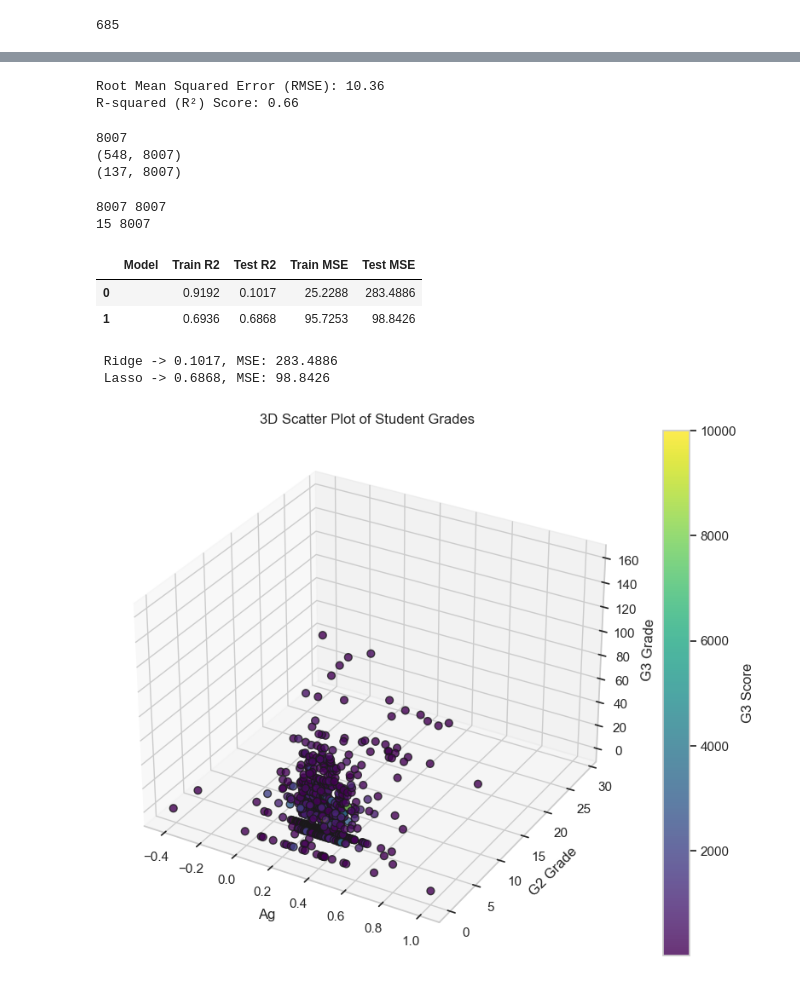
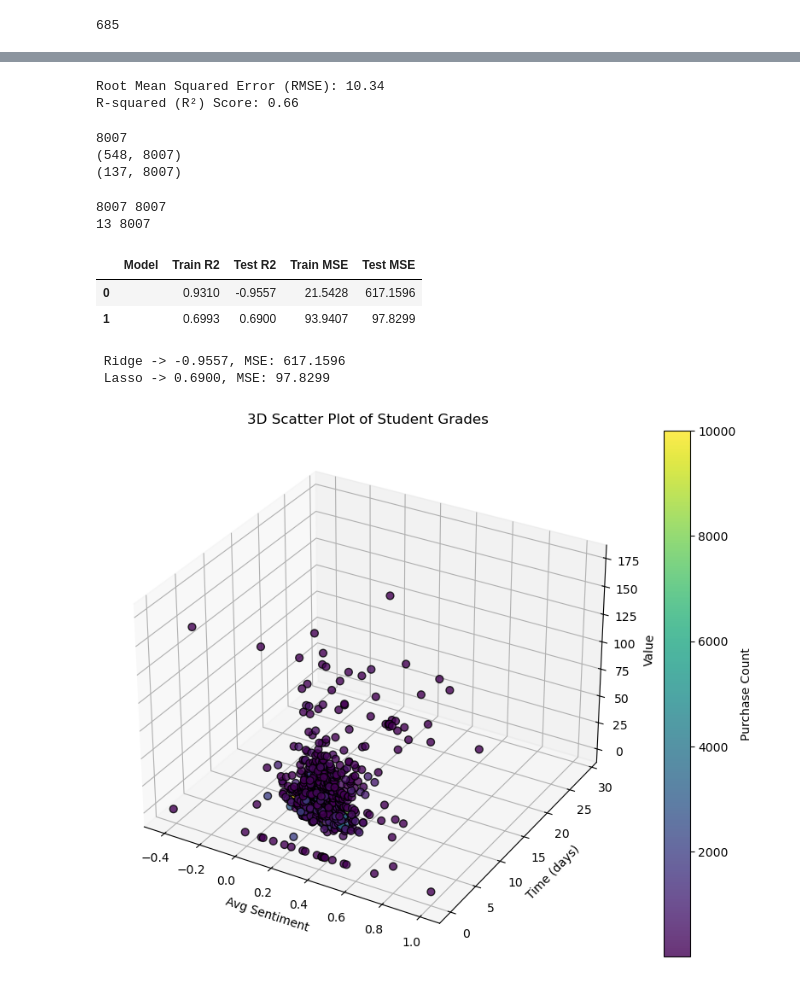
Before and after one commit to 0ni1ecram/cst4200, a Jupyter notebook: 15/CST4215_portfolio.ipynb, the cells around one changed output, grey strips where cells are left out. Saved outputs shown, nothing was run; the diff lists cells and outputs as text; code cells hidden in the pictures.

```diff
--- a/15/CST4215_portfolio.ipynb
+++ b/15/CST4215_portfolio.ipynb
@@ -661,8 +666,8 @@ scaler = MinMaxScaler()
 sentiment_scaler = MinMaxScaler(feature_range=(1, 5))
 
 # 3. Transform Review Volume Safely (using double brackets)
-df01['log_cont_rating'] = np.log1p(df00['cont_rating'])
-df01['volume_weight'] = scaler.fit_transform(df01[['log_cont_rating']])
+df01['ln_cont_rating'] = np.log1p(df00['cont_rating'])
+df01['vol_weight'] = scaler.fit_transform(df01[['ln_cont_rating']])
 
 # 4. Transform Sentiment Safely (using double brackets)
 df01['sentiment_stars'] = sentiment_scaler.fit_transform(df00[['avg_sentiment']])
@@ -671,7 +676,7 @@ df01['sentiment_stars'] = sentiment_scaler.fit_transform(df00[['avg_sentiment']]
 df01['base_quality_score'] = (df00['avg_rating'] * 0.7) + (df01['sentiment_stars'] * 0.3)
 
 # 6. Generate the Final CCV Score
-df01['CCV_Score'] = round(df01['base_quality_score'] * df01['volume_weight'] * 20, 1)
+df01['CCV_Score'] = round(df01['base_quality_score'] * df01['vol_weight'] * 20, 1)
 
 # 7. Print your updated dataframe columns
 print(df01[['cont_rating', 'avg_rating', 'avg_sentiment', 'CCV_Score']].head())
@@ -847,7 +857,7 @@ r2 = r2_score(y_test, y_pred)
 print(f"Root Mean Squared Error (RMSE): {rmse:.2f}")
 print(f"R-squared (R²) Score: {r2:.2f}")
 # %% [output]
-Root Mean Squared Error (RMSE): 10.36
+Root Mean Squared Error (RMSE): 10.34
 R-squared (R²) Score: 0.66
 # %%
 from sklearn.preprocessing import PolynomialFeatures
@@ -882,7 +892,7 @@ print(np.sum(ridge.coef_ !=0), len(ridge.coef_))
 print(np.sum(lasso.coef_ !=0), len(lasso.coef_))
 # %% [output]
 8007 8007
-15 8007
+13 8007
 # %%
 # compute the r2, MSE
 # 'availability', 'default_variant/0', 'price', , , 'number_of_clicks', 'img_cont', 'cont_rating', 'total_helpful_votes'
@@ -903,8 +913,8 @@ res = pd.DataFrame([evaluate(" ",ridge), evaluate(" ", lasso)])
 res.round(4)
 # %% [output]
 |  | Model | Train R2 | Test R2 | Train MSE | Test MSE |
-| 0 |  | 0.9192 | 0.1017 | 25.2288 | 283.4886 |
-| 1 |  | 0.6936 | 0.6868 | 95.7253 | 98.8426 |
+| 0 |  | 0.9310 | -0.9557 | 21.5428 | 617.1596 |
+| 1 |  | 0.6993 | 0.6900 | 93.9407 | 97.8299 |
 # %%
 rdg_pred = ridge.predict(X_ts_scl)
 lso_pred = lasso.predict(X_ts_scl)
@@ -912,25 +922,25 @@ lso_pred = lasso.predict(X_ts_scl)
 print(f" Ridge -> {r2_score(y_test, rdg_pred):.4f}, MSE: {mean_squared_error(y_test, rdg_pred):.4f}")
 print(f" Lasso -> {r2_score(y_test, lso_pred):.4f}, MSE: {mean_squared_error(y_test, lso_pred):.4f}")
 # %% [output]
- Ridge -> 0.1017, MSE: 283.4886
- Lasso -> 0.6868, MSE: 98.8426
+ Ridge -> -0.9557, MSE: 617.1596
+ Lasso -> 0.6900, MSE: 97.8299
 # %%
 from mpl_toolkits.mplot3d import Axes3D
 
 fig = plt.figure(figsize=(10, 8))
 ax = fig.add_subplot(111, projection='3d')
 
 # Scatter plot
 sc = ax.scatter(df01['avg_sentiment'], df01['delivery_time'], df01['value'], c=df['purchaseCount'], cmap='viridis', s=40, edgecolor='k', alpha=0.8)
 
 # Labels and title
-ax.set_xlabel('Ag ')
-ax.set_ylabel('G2 Grade')
-ax.set_zlabel('G3 Grade')
+ax.set_xlabel('Avg Sentiment ')
+ax.set_ylabel('Time (days)')
+ax.set_zlabel('Value')
 ax.set_title('3D Scatter Plot of Student Grades')
 
 # Add a color bar
-plt.colorbar(sc, label='G3 Score')
+plt.colorbar(sc, label='Purchase Count')
 plt.show()
 # %% [output]
-[figure, old version]
+[figure, new version]
```
Also changed, not shown: parts of 21 cells of this notebook.
